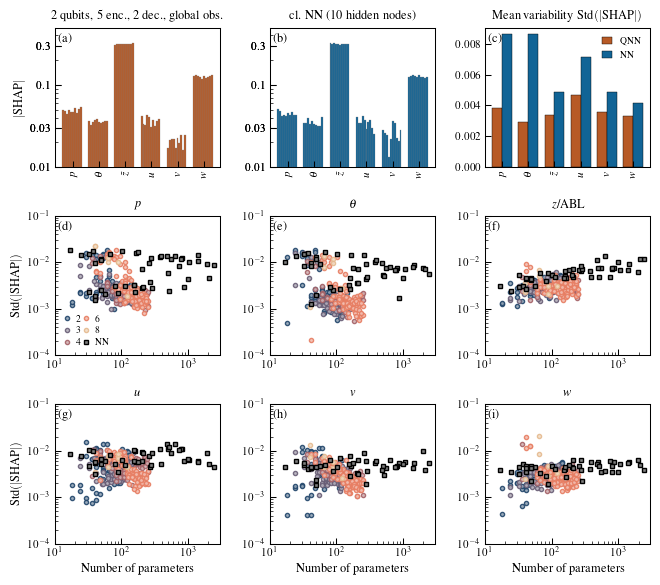
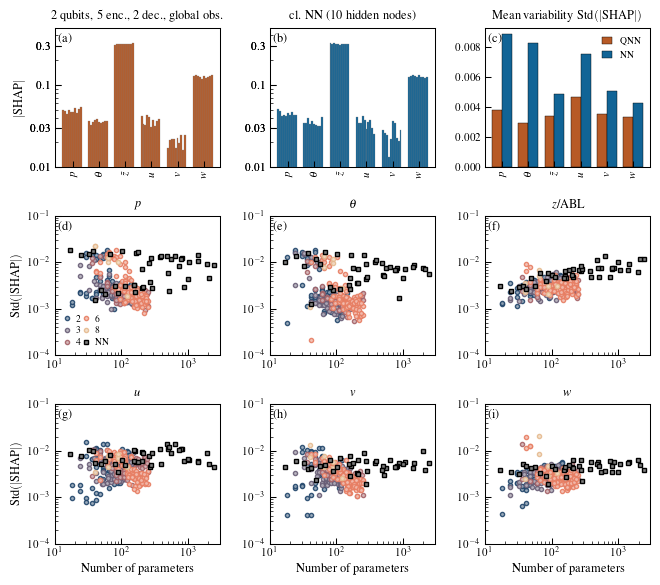
Unified diff of the notebook cell whose output changed from the first chart to the second:
--- before
+++ after
@@ -221,2 +221,3 @@
 
 fig.savefig("./figures/shap_9panel.jpg")
+fig.savefig("./figures/shap_9panel.pdf")

Commit: tided classical NN folders, by removing some duplicates